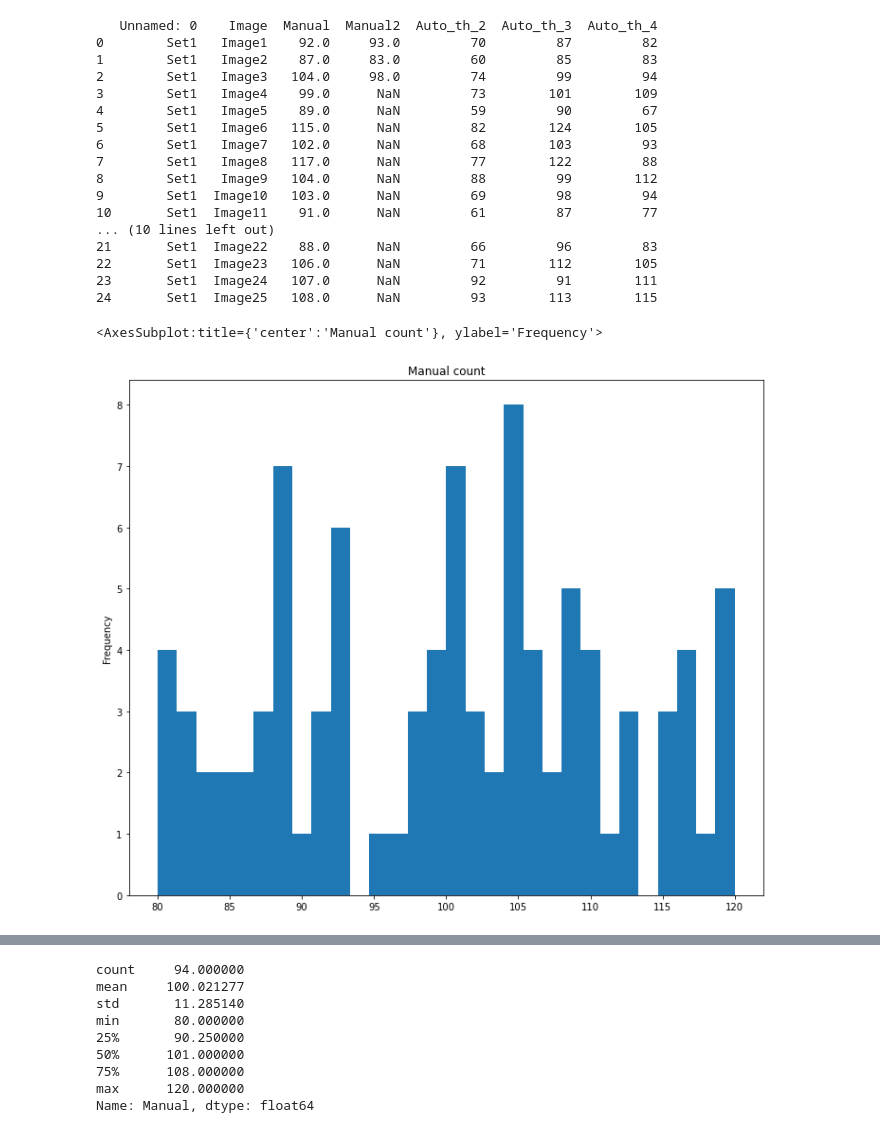
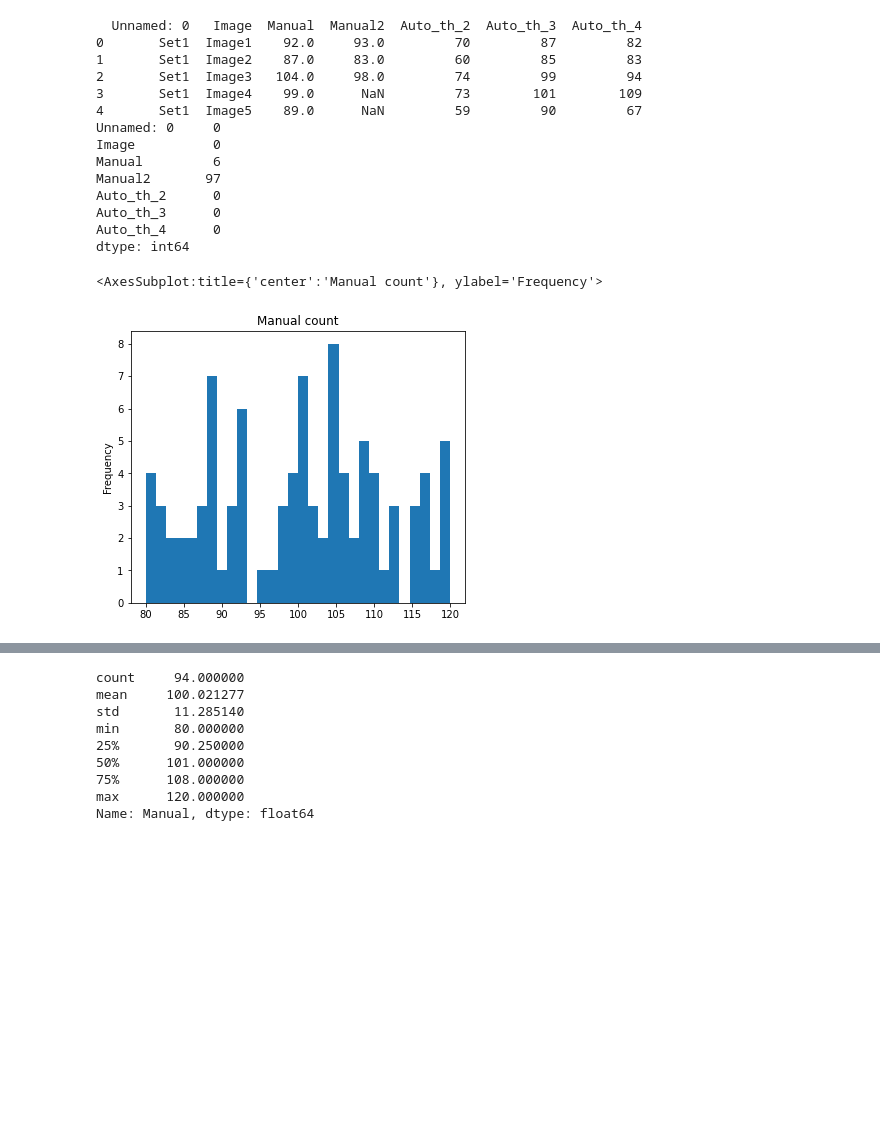
Before and after one commit to huangshuewei/1.-Python-Beginners, a Jupyter notebook: 1. Python Beginners/15.Plotting - Pandas.ipynb, the cells around one changed output, grey strips where cells are left out. Drawn from its saved outputs; the diff is of its cells as text; code cells hidden in the pictures; blank space fills up the shorter version.

```diff
--- a/1. Python Beginners/15.Plotting - Pandas.ipynb
+++ b/1. Python Beginners/15.Plotting - Pandas.ipynb
@@ -3,30 +3,35 @@ import pandas as pd
 
 df = pd.read_csv('grains/manual_vs_auto.csv')
 
-print(df.head(25))
+print(df.head(5))
+
+print(df.isnull().sum())
 # %% [output]
-   Unnamed: 0    Image  Manual  Manual2  Auto_th_2  Auto_th_3  Auto_th_4
-0        Set1   Image1    92.0     93.0         70         87         82
-1        Set1   Image2    87.0     83.0         60         85         83
-2        Set1   Image3   104.0     98.0         74         99         94
-3        Set1   Image4    99.0      NaN         73        101        109
-4        Set1   Image5    89.0      NaN         59         90         67
-5        Set1   Image6   115.0      NaN         82        124        105
-6        Set1   Image7   102.0      NaN         68        103         93
-7        Set1   Image8   117.0      NaN         77        122         88
-8        Set1   Image9   104.0      NaN         88         99        112
-9        Set1  Image10   103.0      NaN         69         98         94
-10       Set1  Image11    91.0      NaN         61         87         77
-... (10 lines left out)
-21       Set1  Image22    88.0      NaN         66         96         83
-22       Set1  Image23   106.0      NaN         71        112        105
-23       Set1  Image24   107.0      NaN         92         91        111
-24       Set1  Image25   108.0      NaN         93        113        115
+  Unnamed: 0   Image  Manual  Manual2  Auto_th_2  Auto_th_3  Auto_th_4
+0       Set1  Image1    92.0     93.0         70         87         82
+1       Set1  Image2    87.0     83.0         60         85         83
+2       Set1  Image3   104.0     98.0         74         99         94
+3       Set1  Image4    99.0      NaN         73        101        109
+4       Set1  Image5    89.0      NaN         59         90         67
+Unnamed: 0     0
+Image          0
+Manual         6
+Manual2       97
+Auto_th_2      0
+Auto_th_3      0
+Auto_th_4      0
+dtype: int64
 # %%
-df['Manual'].plot(kind='hist', bins=30, title='Manual count', figsize=(12,10))
+# plot histogram
+# 'Manual' data
+
+df['Manual'].plot(kind='hist',
+                  bins=30,
+                  title='Manual count',
+                  figsize=(6,5))
 # %% [output]
 <AxesSubplot:title={'center':'Manual count'}, ylabel='Frequency'>
-[figure, old version]
+[figure, new version]
 # %%
 df = df.rename(columns={'Unnamed: 0': 'Image_set'})
 
```
Also changed, not shown: parts of 8 cells of this notebook, 8 other files.
